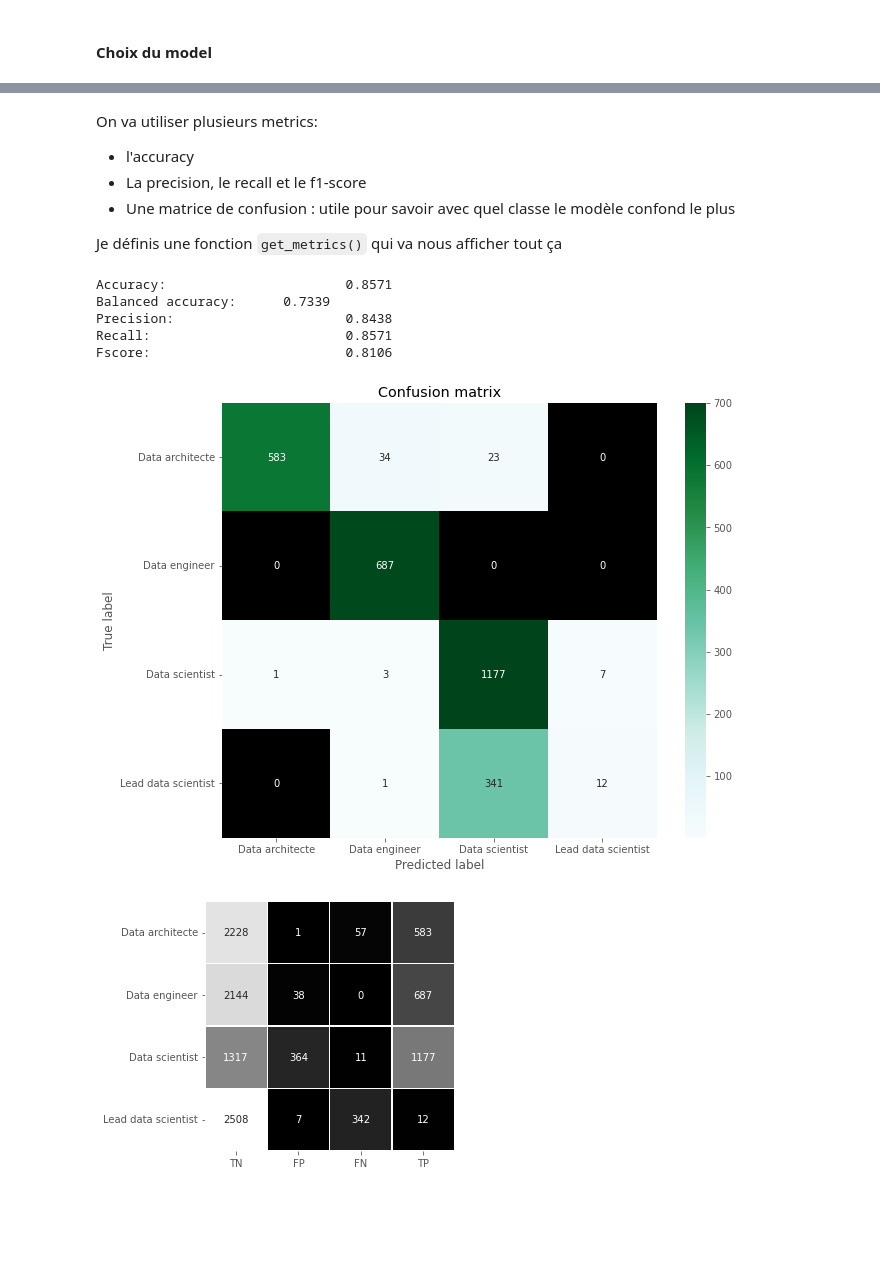
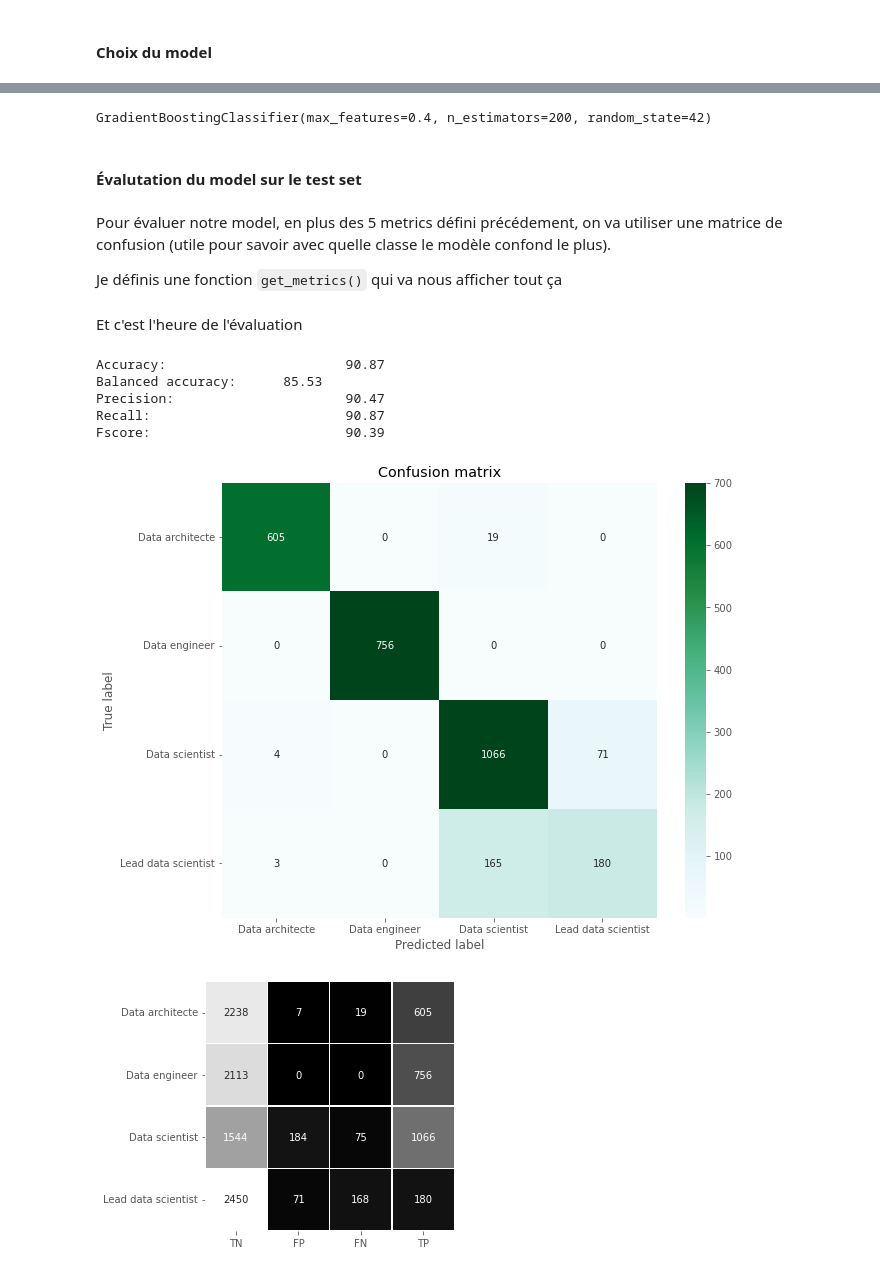
Before and after one commit to FlorianMuller/test-aquila, a Jupyter notebook: Test_Technique_ML.ipynb, the cells around one changed output, grey strips where cells are left out. Drawn from its saved outputs; the diff is of its cells as text; code cells hidden in the pictures; blank space fills up the shorter version.

```diff
--- a/Test_Technique_ML.ipynb
+++ b/Test_Technique_ML.ipynb
@@ -637,23 +863,22 @@ def preprocess_for_prediction(df, param=None):
 
     # Technologies
     preprocess_technologies(df)
-    df = list_to_one_hot_encoding(df, "Technologies")
+    df = list_to_one_hot_encoding(df, "Technologies", param)
     drop_column(df, "Technologies")
 
-
-    # Exeprience
+    # Experience
     convert_column_to_float(df, "Experience")
     replace_nan_by_categorical_median(df, "Experience", "Metier", param)
-    # create_exp_label(df, param)
-    # drop_column(df, "Experience")
+
+    # Exp_label
+    # add_segmented_column(df, "Experience", "Exp_label", [0, 2, 5, 15, 100], ["débutant", "confirmé", "avancé", "expert"], param)
     # ordinal_encoding(df, "Exp_label", ["débutant", "confirmé", "avancé", "expert"], param)
     # drop_column(df, "Exp_label")
-
+    # drop_column(df, "Experience")
 
     # Diplome
     ordinal_encoding(df, "Diplome", ['No diploma', 'Bachelor', 'Master', 'Phd'], param)
     drop_column(df, "Diplome")
-
 
     # Entreprise
     lower_column(df, "Entreprise")
@@ -661,11 +886,8 @@ def preprocess_for_prediction(df, param=None):
     df = one_hot_encoding(df, "Entreprise", param)
     drop_column(df, "Entreprise")
 
-
     # Ville
-    # keep_elem_with_min_count(df, "Ville", 20)
     # df = one_hot_encoding(df, "Ville", param)
     drop_column(df, "Ville")
 
-
     return df, param
@@ -680,7 +908,7 @@ to_predict = df[df["Metier"].isna()]
 drop_nan(df, "Metier")
 
 # Train test split
-train_df, test_df = train_test_split(df, test_size=0.3,)
+train_df, test_df = train_test_split(df, test_size=0.3, random_state=SEED)
 print("Train size:", train_df.shape[0])
 print("Test size:", test_df.shape[0])
 
@@ -759,0 +1017,10 @@ display_cv_metrics(cv_results)
+# %%
+from sklearn.ensemble import GradientBoostingClassifier
+
+# Model definiton
+gbdt = GradientBoostingClassifier(n_estimators=200, max_depth=3, max_features=0.4, random_state=SEED)
+
+# Cross validation
+cv_results = cross_validate(gbdt, x_train, y_train, scoring=scoring, cv=5)
+
+display_cv_metrics(cv_results)
@@ -760,9 +1044,12 @@ display_cv_metrics(cv_results)
+# %%
+final_model = gbdt
+final_model.fit(x_train, y_train)
+# %% [output]
+GradientBoostingClassifier(max_features=0.4, n_estimators=200, random_state=42)
+# %% [markdown]
+#### Évalutation du model sur le test set
 # %% [markdown]
-On va utiliser plusieurs metrics:
-
-- l'accuracy
-- La precision, le recall et le f1-score
-- Une matrice de confusion : utile pour savoir avec quel classe le modèle confond le plus
+Pour évaluer notre model, en plus des 5 metrics défini précédement, on va utiliser une matrice de confusion (utile pour savoir avec quelle classe le modèle confond le plus).
 
 Je définis une fonction `get_metrics()` qui va nous afficher tout ça
 # %%
@@ -820,14 +1107,16 @@ def get_metrics(y_true, y_pred, print_metrics=True):
         "recall": recall,
         "fscore": fscore
     }
+# %% [markdown]
+Et c'est l'heure de l'évaluation
 # %%
-sgd_pred = sgd.predict(x_test)
-metrics = get_metrics(y_test, sgd_pred)
+model_pred = final_model.predict(x_test)
+metrics = get_metrics(y_test, model_pred)
 # %% [output]
-Accuracy:                       0.8571
-Balanced accuracy:      0.7339
-Precision:                      0.8438
-Recall:                         0.8571
-Fscore:                         0.8106
+Accuracy:                       90.87
+Balanced accuracy:      85.53
+Precision:                      90.47
+Recall:                         90.87
+Fscore:                         90.39
-[figure, old version]
+[figure, new version]
-[figure, old version]
+[figure, new version]
```
Also changed, not shown: parts of 105 cells of this notebook, 1 other file.
